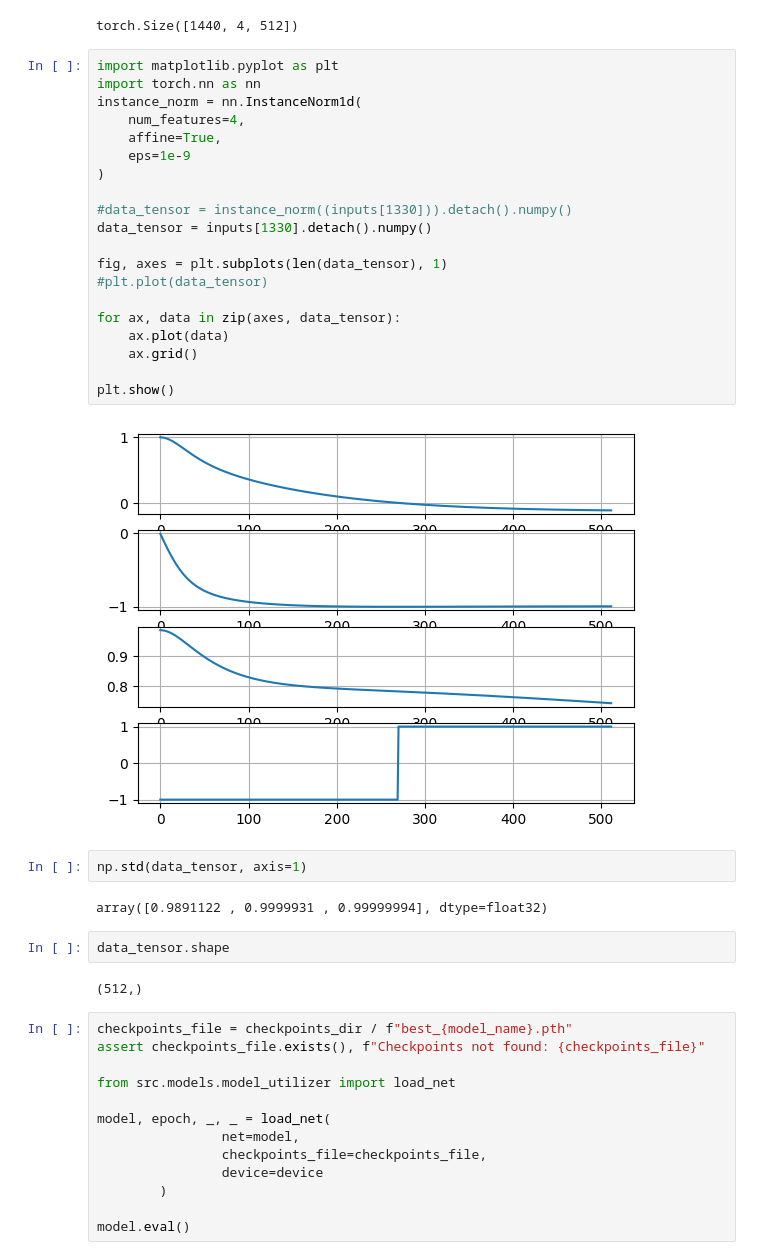
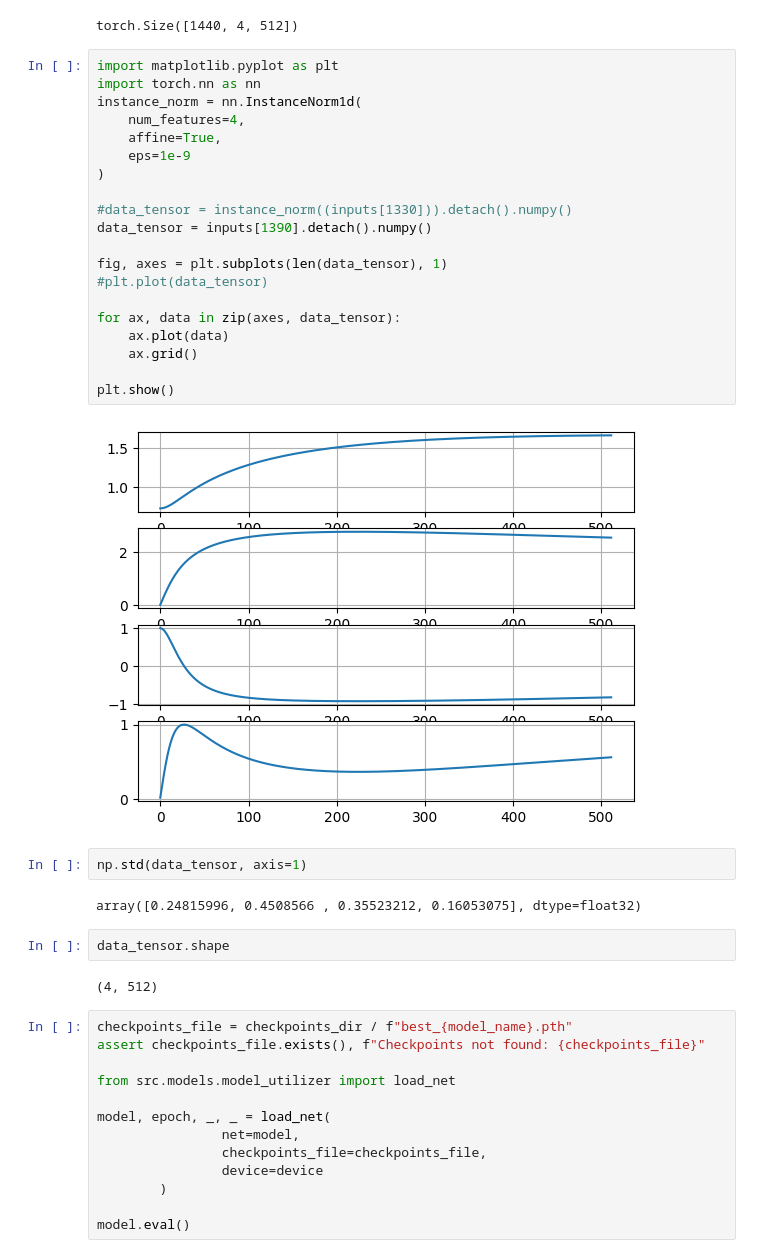
Before and after one commit to romangorbunov91/frequency-response-encoder, a Jupyter notebook: debug_notebook.ipynb, the cells around one changed output. Cells and saved outputs as stored; diff of their text form.

```diff
--- a/debug_notebook.ipynb
+++ b/debug_notebook.ipynb
@@ -140,33 +159,33 @@ torch.Size([1440, 4, 512])
 # %%
 import matplotlib.pyplot as plt
 import torch.nn as nn
 instance_norm = nn.InstanceNorm1d(
     num_features=4,
     affine=True,
     eps=1e-9
 )
 
 #data_tensor = instance_norm((inputs[1330])).detach().numpy()
-data_tensor = inputs[1330].detach().numpy()
+data_tensor = inputs[1390].detach().numpy()
 
 fig, axes = plt.subplots(len(data_tensor), 1)
 #plt.plot(data_tensor)
 
 for ax, data in zip(axes, data_tensor):
     ax.plot(data)
     ax.grid()
 
 plt.show()
 # %% [output]
-[figure, old version]
+[figure, new version]
 # %%
 np.std(data_tensor, axis=1)
 # %% [output]
-array([0.9891122 , 0.9999931 , 0.99999994], dtype=float32)
+array([0.24815996, 0.4508566 , 0.35523212, 0.16053075], dtype=float32)
 # %%
 data_tensor.shape
 # %% [output]
-(512,)
+(4, 512)
 # %%
 checkpoints_file = checkpoints_dir / f"best_{model_name}.pth"
 assert checkpoints_file.exists(), f"Checkpoints not found: {checkpoints_file}"
```
Also changed, not shown: parts of 2 cells of this notebook, 1 other file.
